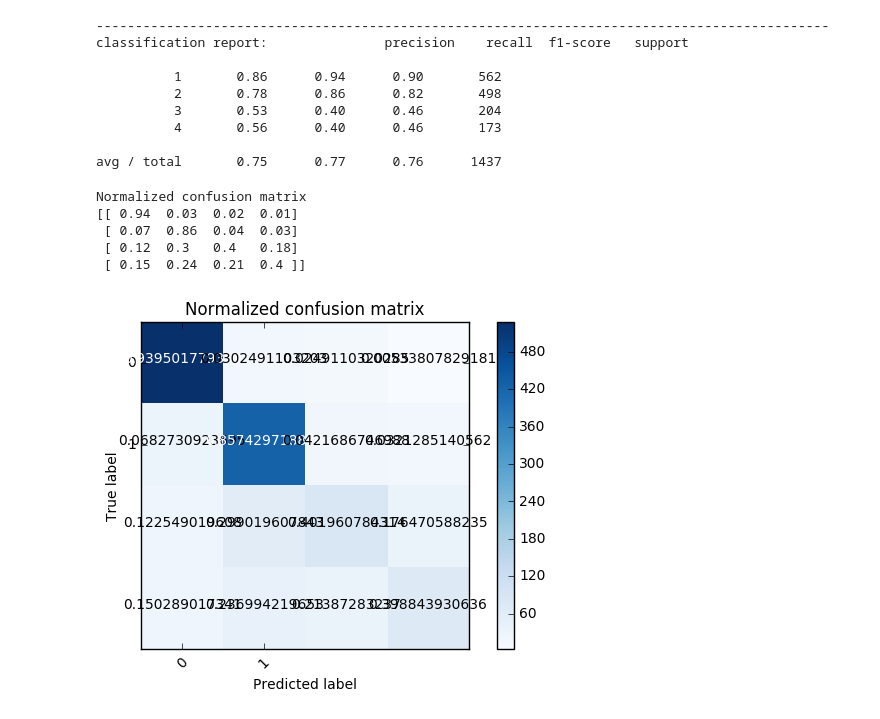
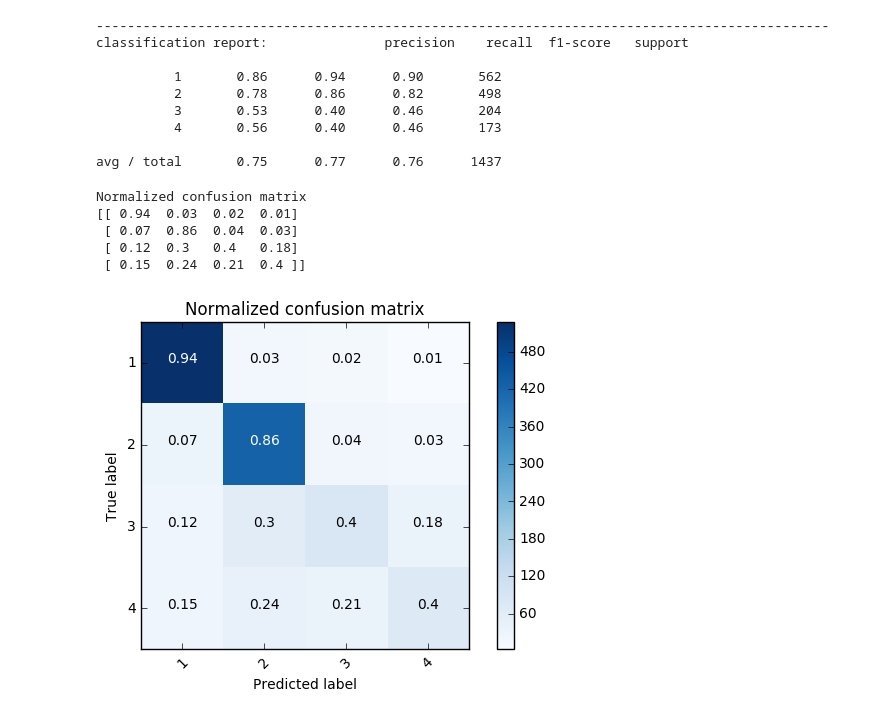
Before and after one commit to marleneguraieb/Insight_project, a Jupyter notebook: CrossLead_pred_model.ipynb, the cells around one changed output. Drawn from its saved outputs; the diff is of its cells as text; code cells hidden in the pictures.

```diff
--- a/CrossLead_pred_model.ipynb
+++ b/CrossLead_pred_model.ipynb
@@ -558,7 +567,7 @@ tokenizeText(cleanText('Identify 8 key business partners for TeamAlpha to propos
 # %% [markdown]
 ## Finding patterns in original data:
 # %%
-cleantext = lambda x: tokenizeText(cleanText(x))
+cleantext = lambda x: cleanText(x)
 # %%
 data_text['BoW'] = data_text['X'].apply(cleantext)
 # %% [output]
@@ -579,7 +588,7 @@ Generate word clouds of most common words and verbs per class:
 % matplotlib inline
 
 class_1 = []
-for feature, coefficient in zip(top_feat['Class_3'].Feature,top_feat['Class_3'].Coefficient):
+for feature, coefficient in zip(top_feat['Class_1'].Feature,top_feat['Class_1'].Coefficient):
     lists = [feature.replace(" ", "_")]*(100+int(round(coefficient*100)))
     class_1 = class_1+lists
 
@@ -905,7 +805,7 @@ classification report:               precision    recall  f1-score   support
 avg / total       0.75      0.77      0.76      1437
 # %%
 def plot_confusion_matrix(cm, classes,
-                          normalize=False,
+                          normalize=True,
                           title='Confusion matrix',
                           cmap=plt.cm.Blues):
     """
@@ -921,6 +821,7 @@ def plot_confusion_matrix(cm, classes,
 
     if normalize:
         cm = cm.astype('float') / cm.sum(axis=1)[:, np.newaxis]
+        cm = cm.round(2)
         print("Normalized confusion matrix")
     else:
         print('Confusion matrix, without normalization')
@@ -939,23 +840,23 @@ def plot_confusion_matrix(cm, classes,
 # %%
 # Compute confusion matrix
 cnf_matrix = confusion_matrix(labels_test, predict)
-np.set_printoptions(precision=2)
+np.set_printoptions(precision=3)
 
 # Plot non-normalized confusion matrix
 #plt.figure()
 #plot_confusion_matrix(cnf_matrix, classes=[0,1],
 #title='Confusion matrix, without normalization')
 
 # Plot normalized confusion matrix
 plt.figure()
-plot_confusion_matrix(cnf_matrix, classes=[0,1], normalize=True,
+plot_confusion_matrix(cnf_matrix, classes=[1,2,3,4], normalize=True,
                       title='Normalized confusion matrix')
 
 plt.show()
 # %% [output]
 Normalized confusion matrix
 [[ 0.94  0.03  0.02  0.01]
  [ 0.07  0.86  0.04  0.03]
  [ 0.12  0.3   0.4   0.18]
  [ 0.15  0.24  0.21  0.4 ]]
-[figure, old version]
+[figure, new version]
```
Also changed, not shown: parts of 49 cells of this notebook.
